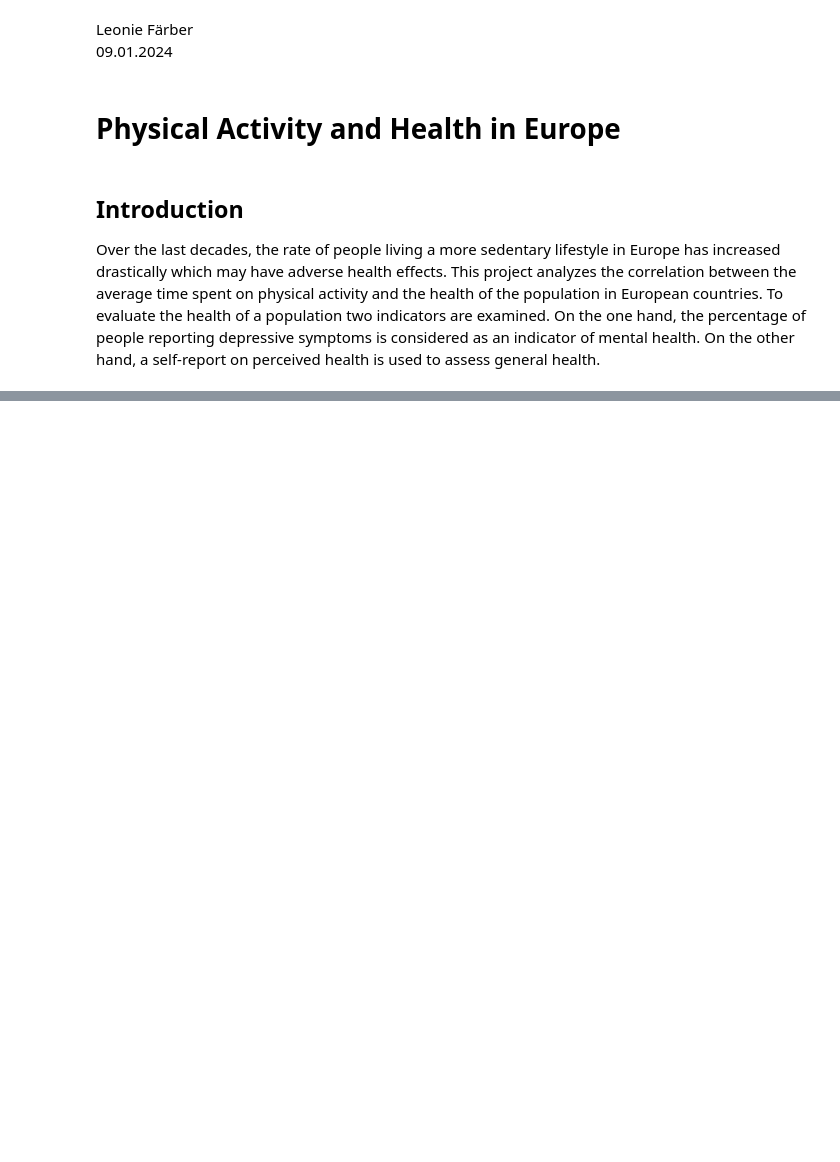
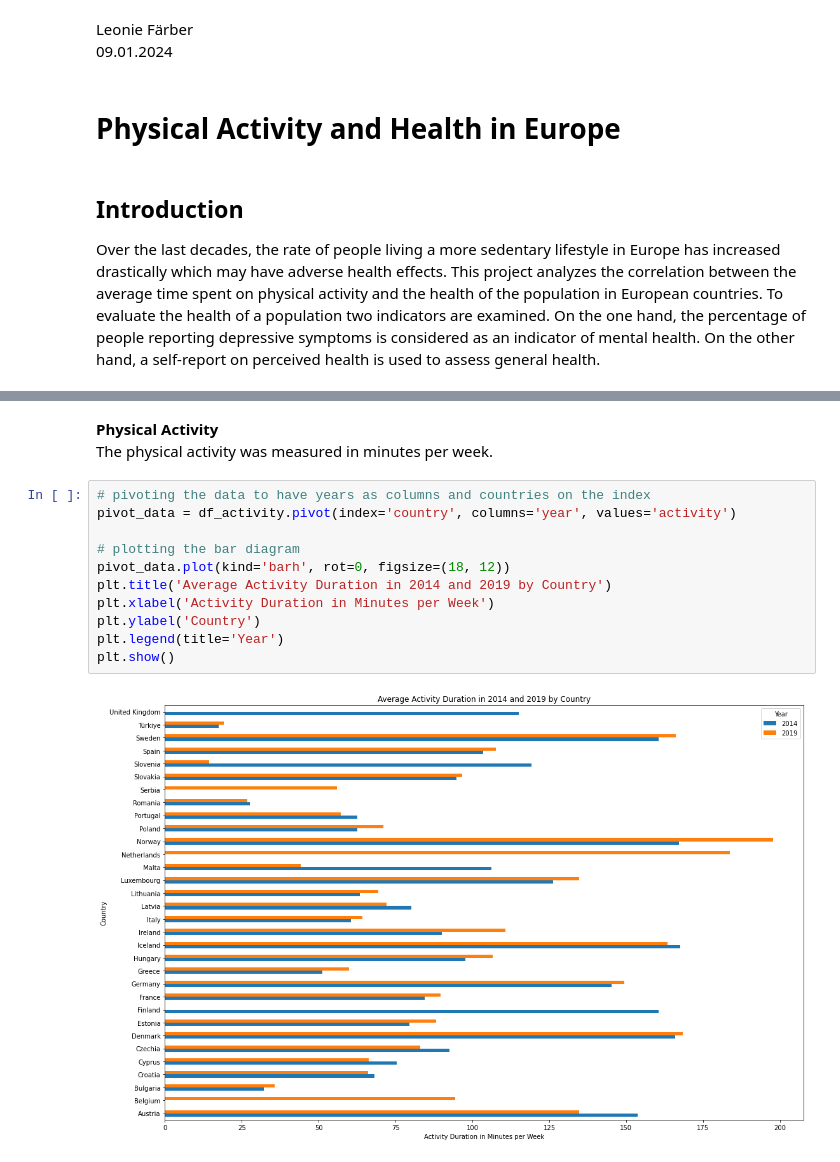
Before and after one commit to leoniefaerber/made-template-ws2324, a Jupyter notebook: project/report.ipynb, the cells around one changed output, grey strips where cells are left out. Saved outputs shown, nothing was run; the diff lists cells and outputs as text; blank space fills up the shorter version.

```diff
--- a/project/report.ipynb
+++ b/project/report.ipynb
@@ -89,0 +190,16 @@ mental_health = pd.read_sql_table('mental_health', mental_health_engine)
+# %% [markdown]
+**Physical Activity**
+The physical activity was measured in minutes per week.
+# %%
+# pivoting the data to have years as columns and countries on the index
+pivot_data = df_activity.pivot(index='country', columns='year', values='activity')
+
+# plotting the bar diagram
+pivot_data.plot(kind='barh', rot=0, figsize=(18, 12))
+plt.title('Average Activity Duration in 2014 and 2019 by Country')
+plt.xlabel('Activity Duration in Minutes per Week')
+plt.ylabel('Country')
+plt.legend(title='Year')
+plt.show()
+# %% [output]
+[figure, added]
```
Also changed, not shown: parts of 20 cells of this notebook, 2 other files.
